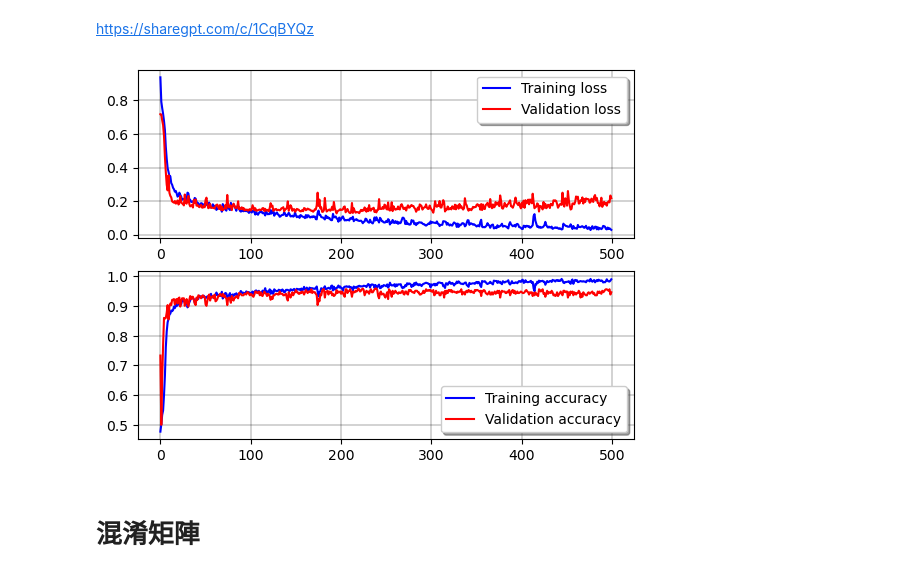
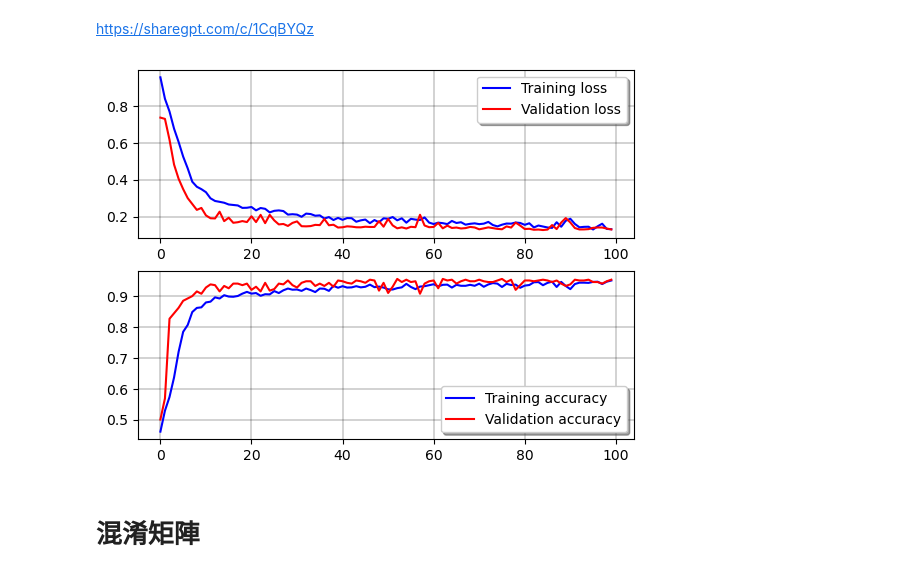
Before and after one commit to skywalker0803r/telegram-investment-advice-bot, a Jupyter notebook: train.ipynb, the cells around one changed output. Drawn from its saved outputs; the diff is of its cells as text; code cells hidden in the pictures.

```diff
--- a/train.ipynb
+++ b/train.ipynb
@@ -811,7 +811,7 @@ history = model.fit(
     xtrain,
     ytrain,
     batch_size = 128,
-    epochs = 500,
+    epochs = 100,
     validation_data=(xval,yval),
     verbose=1,callbacks=[es]
     )
@@ -840,20 +840,17 @@ https://sharegpt.com/c/1CqBYQz
 # %%
 import matplotlib.pyplot as plt
 fig, ax = plt.subplots(2,1)
 ax[0].plot(history.history['loss'], color='b', label="Training loss")
 ax[0].plot(history.history['val_loss'], color='r', label="Validation loss",axes =ax[0])
 ax[0].grid(color='black', linestyle='-', linewidth=0.25)
 legend = ax[0].legend(loc='best', shadow=True)
 
 ax[1].plot(history.history['accuracy'], color='b', label="Training accuracy")
 ax[1].plot(history.history['val_accuracy'], color='r',label="Validation accuracy")
 ax[1].grid(color='black', linestyle='-', linewidth=0.25)
 legend = ax[1].legend(loc='best', shadow=True)
-
-我想用matplotlib的subplots功能將模型訓練過程history的loss和val_loss繪製在同一張圖上
-然後再將history的accuracy和val_accuracy繪製在同一張圖上
 # %% [output]
-[figure, old version]
+[figure, new version]
 # %% [markdown]
 # 混淆矩陣
 # %% [markdown]
```
Also changed, not shown: parts of 11 cells of this notebook, 2 other files.
